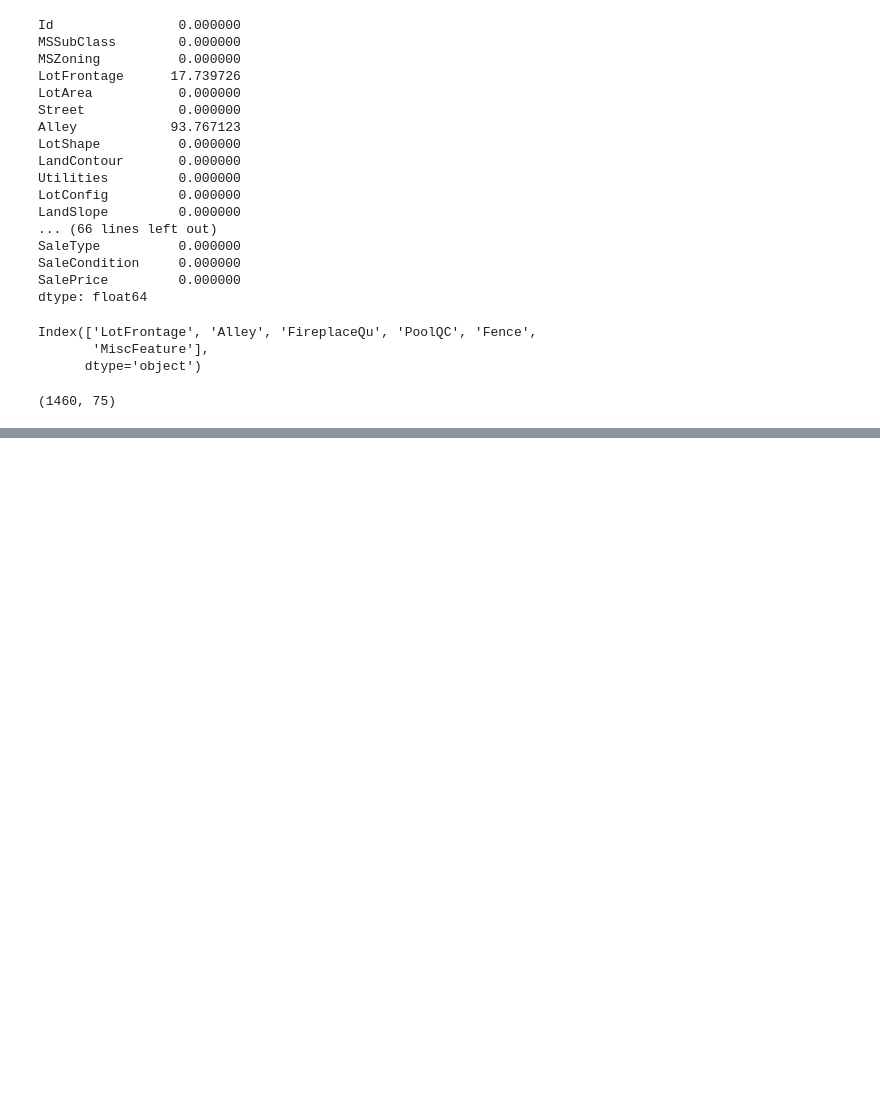
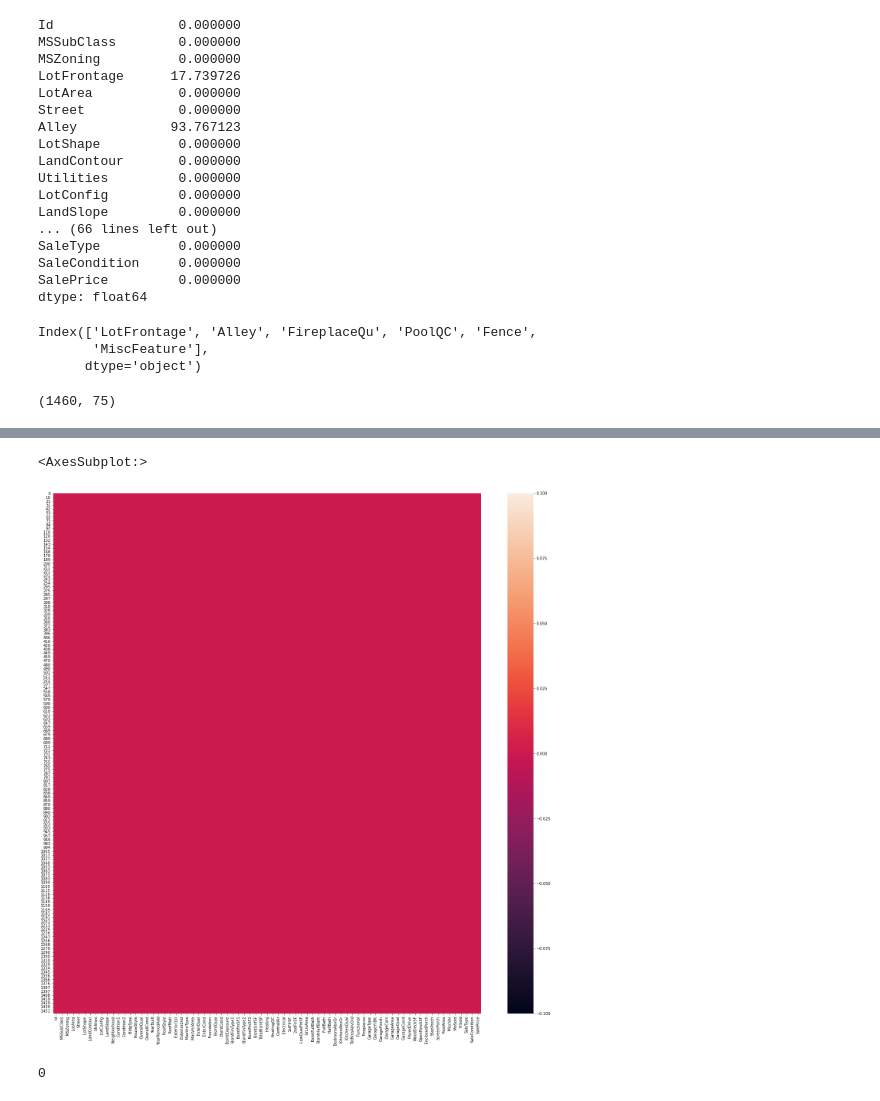
Before and after one commit to AkCoding/ML-House_Price-, a Jupyter notebook: House_Price.ipynb, the cells around one changed output, grey strips where cells are left out. Saved outputs shown, nothing was run; the diff lists cells and outputs as text; code cells hidden in the pictures; blank space fills up the shorter version.

```diff
--- a/House_Price.ipynb
+++ b/House_Price.ipynb
@@ -129,2 +130,12 @@ sns.heatmap(df2.isnull())
 # %%
 df3 = df2.dropna()
+# %%
+plt.figure(figsize=(25,25))
+sns.heatmap(df3.isnull())
+# %% [output]
+<AxesSubplot:>
+[figure, added]
+# %%
+df3.isnull().sum().sum()
+# %% [output]
+0
```
Also changed, not shown: parts of 2 cells of this notebook.
